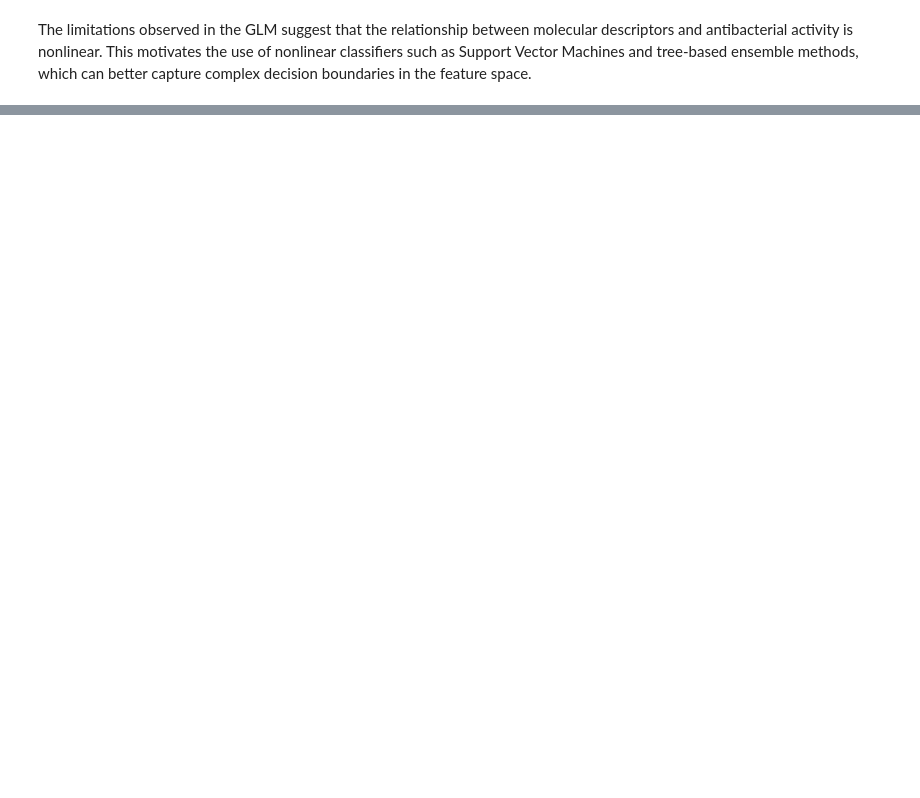
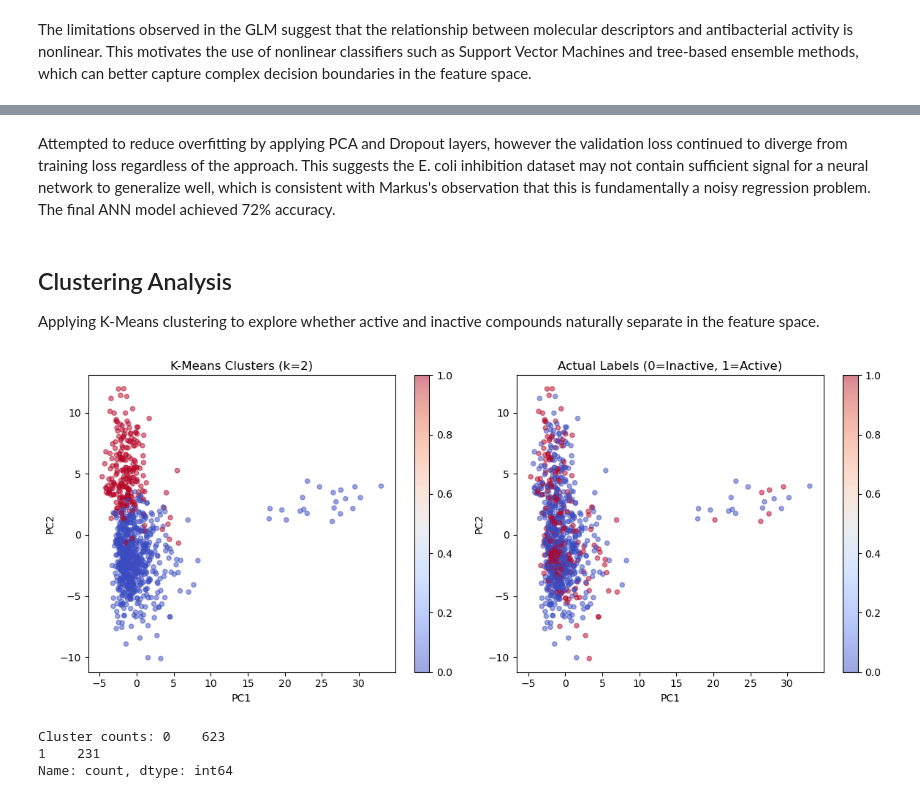
Before and after one commit to dw1229/chem277a-final-ecoli-inhibition-ml, a Jupyter notebook: ecoli_inhibition_ml.ipynb, the cells around one changed output, grey strips where cells are left out. Saved outputs shown, nothing was run; the diff lists cells and outputs as text; code cells hidden in the pictures; blank space fills up the shorter version.

```diff
--- a/ecoli_inhibition_ml.ipynb
+++ b/ecoli_inhibition_ml.ipynb
@@ -690,0 +964,48 @@ The limitations observed in the GLM suggest that the relationship between molecu
+# %% [markdown]
+Attempted to reduce overfitting by applying PCA and Dropout layers, however the validation loss continued to diverge from training loss regardless of the approach. This suggests the E. coli inhibition dataset may not contain sufficient signal for a neural network to generalize well, which is consistent with Markus's observation that this is fundamentally a noisy regression problem. The final ANN model achieved 72% accuracy.
+# %% [markdown]
+## Clustering Analysis
+Applying K-Means clustering to explore
+whether active and inactive compounds naturally separate in the feature space.
+# %%
+# Create KMeans model with 2 clusters since we have 2 classes (active and inactive)
+# Added n_init=10 and max_iter=300 to improve clustering. Initial run with defaults resulted in a 853:1 split which was not meaningful
+kmeans = KMeans(n_clusters=2, random_state=28, n_init=10, max_iter=300)
+
+# Fit the model on the scaled training data
+kmeans.fit(X_train_scaled)
+
+# Get cluster labels for the test data
+cluster_labels = kmeans.predict(X_test_scaled)
+
+# Reduce to 2D using PCA so we can visualize the clusters
+pca_vis = PCA(n_components=2)
+X_2d = pca_vis.fit_transform(X_test_scaled)
+
+# Plotting the clusters vs actual labels side by side
+fig, axes = plt.subplots(1, 2, figsize=(12, 5))
+
+# Plot 1 - color points by cluster label
+scatter1 = axes[0].scatter(X_2d[:, 0], X_2d[:, 1], c=cluster_labels, cmap='coolwarm', alpha=0.5, s=20)
+axes[0].set_title('K-Means Clusters (k=2)')
+axes[0].set_xlabel('PC1')
+axes[0].set_ylabel('PC2')
+plt.colorbar(scatter1, ax=axes[0])
+
+# Plotting the 2 color points by actual active/inactive labels
+scatter2 = axes[1].scatter(X_2d[:, 0], X_2d[:, 1], c=ydummy_test, cmap='coolwarm', alpha=0.5, s=20)
+axes[1].set_title('Actual Labels (0=Inactive, 1=Active)')
+axes[1].set_xlabel('PC1')
+axes[1].set_ylabel('PC2')
+plt.colorbar(scatter2, ax=axes[1])
+
+plt.tight_layout()
+plt.show()
+
+# Print how many compounds fell into each cluster
+print("Cluster counts:", pd.Series(cluster_labels).value_counts())
+# %% [output]
+[figure, added]
+Cluster counts: 0    623
+1    231
+Name: count, dtype: int64
```
Also changed, not shown: parts of 22 cells of this notebook.
